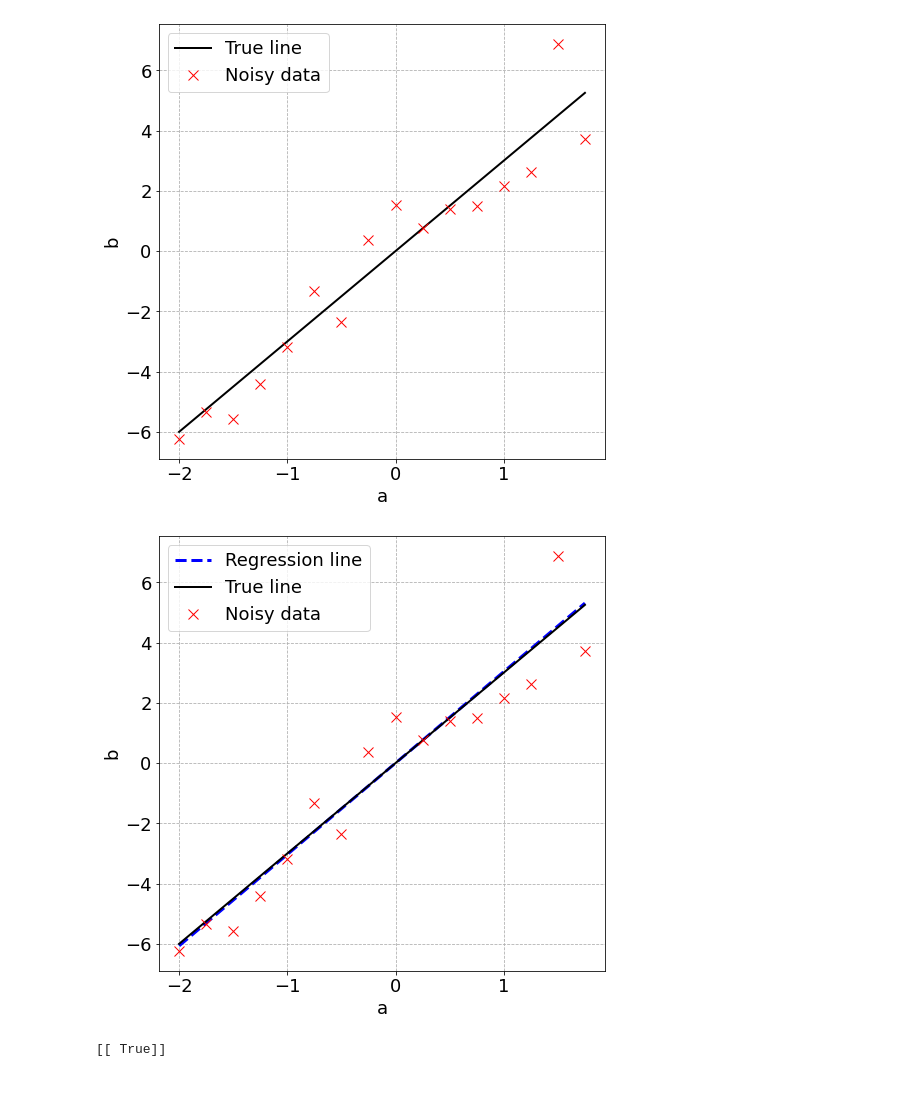
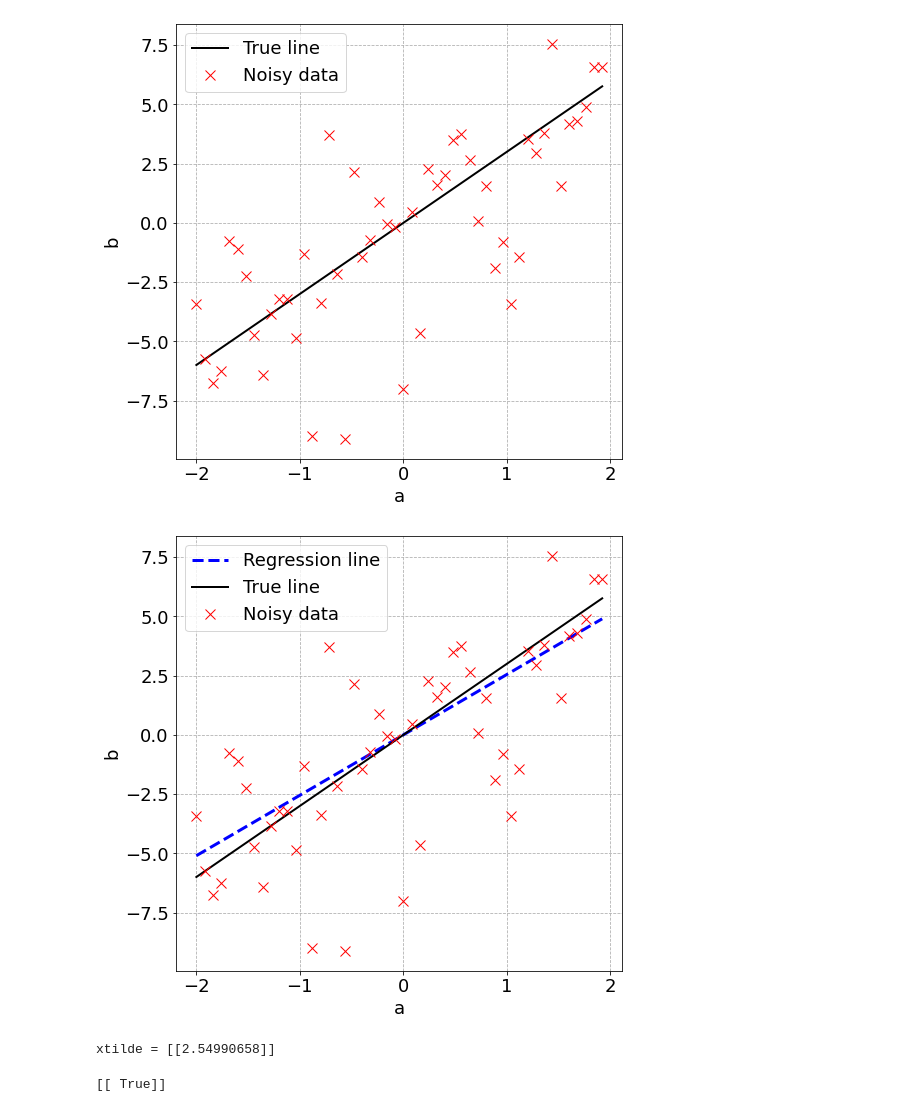
Before and after one commit to RyanCBeeman/Pattern-Recognition-Presentations, a Jupyter notebook: CH01_SEC04_1_Linear.ipynb, the cells around one changed output. Cells and saved outputs as stored; diff of their text form; code cells hidden in the pictures.

```diff
--- a/CH01_SEC04_1_Linear.ipynb
+++ b/CH01_SEC04_1_Linear.ipynb
@@ -16,42 +16,45 @@ plt.rcParams['figure.figsize'] = [8, 8]
 plt.rcParams.update({'font.size': 18})
 
 #Params
-aErr = 1
-numPoints = 16
+aErr = 3
+numPoints = 50
 
 #Create example data
 x = 3 # True slope
 a = np.arange(-2,2, 4/numPoints) #create array of evenly spaced values
 a = a.reshape(-1, 1) #Tranpose array into column vector
-b = x*a + aErr*np.random.randn(*a.shape) # Add noise
+b = a*x + aErr*np.random.randn(*a.shape) # Add noise
 
 #Plot Data
 plt.plot(a, a*x, color='k', linewidth=2, label='True line') # True relationship
 plt.plot(a, b, 'x', color='r', markersize = 10, label='Noisy data') # Noisy measurements
 
 plt.xlabel('a')
 plt.ylabel('b')
 plt.legend()
 plt.grid(linestyle='--')
 plt.show()
 
 #Use SVD to compute least-square fit
-U, S, VT = np.linalg.svd(a,full_matrices=False)
+U, S, VT = np.linalg.svd(a, full_matrices=False)
 xtilde = VT.T @ np.linalg.inv(np.diag(S)) @ U.T @ b # Least-squares fit
 
 #Plot Data and regression
-plt.plot(a, xtilde * a,'--', color='b',linewidth=3, label='Regression line') # Least-Squares line
+plt.plot(a, a*xtilde,'--', color='b',linewidth=3, label='Regression line') # Least-Squares line
 plt.plot(a, a*x, color='k', linewidth=2, label='True line') # True relationship
 plt.plot(a, b, 'x', color='r', markersize = 10, label='Noisy data') # Noisy measurements
 
 plt.xlabel('a')
 plt.ylabel('b')
 plt.legend()
 plt.grid(linestyle='--')
+
 plt.show()
+print('xtilde = ' + str(xtilde))
 # %% [output]
-[figure, old version]
+[figure, new version]
-[figure, old version]
+[figure, new version]
+xtilde = [[2.54990658]]
 # %%
 # Three methods of computing regression
 
```
Also changed, not shown: parts of 1 cell of this notebook.
